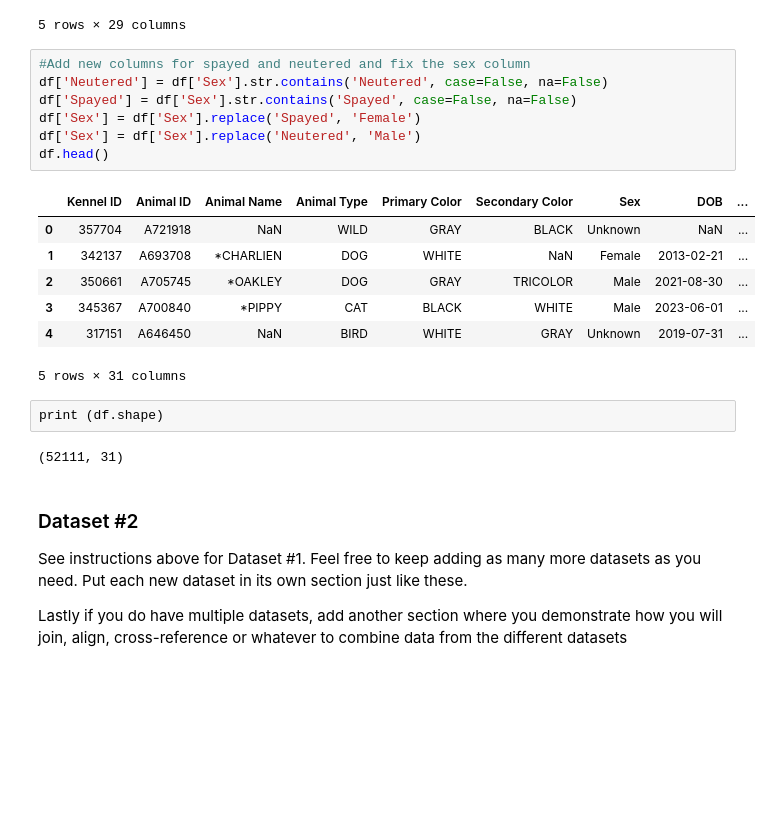
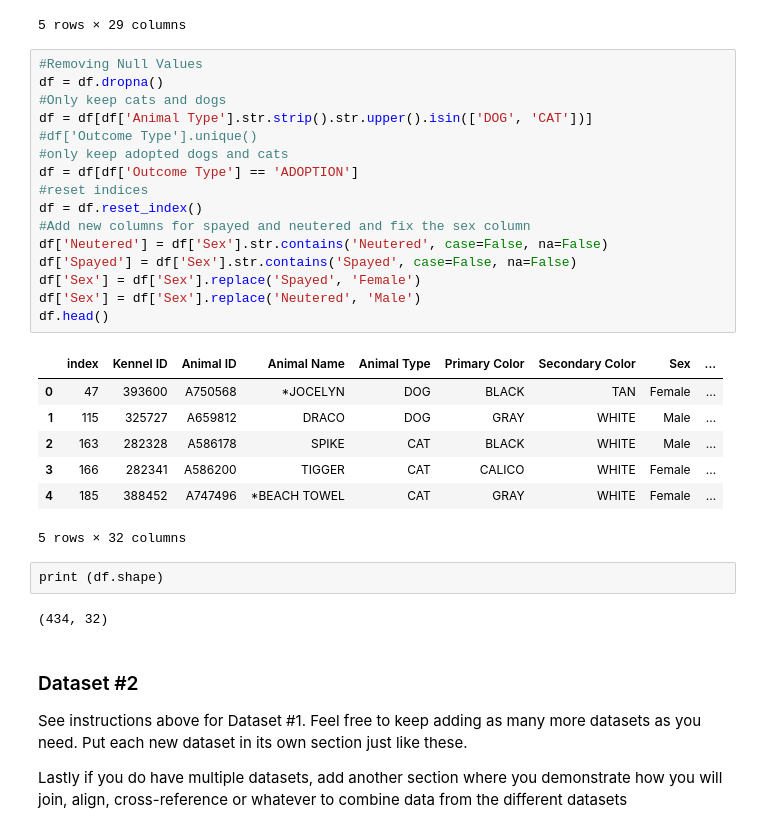
Before and after one commit to mareRong/Long-Beach-Pet-Shelter-Analysis, a Jupyter notebook: 01-DataCheckpoint.ipynb, the cells around one changed output. Cells and saved outputs as stored; diff of their text form; blank space fills up the shorter version.

```diff
--- a/01-DataCheckpoint.ipynb
+++ b/01-DataCheckpoint.ipynb
@@ -138,24 +138,33 @@ df.head()
 | 4 | 317151 | A646450 | NaN | BIRD | WHITE | GRAY | Unknown | 2019-07-31 | ... |
 5 rows × 29 columns
 # %%
+#Removing Null Values
+df = df.dropna()
+#Only keep cats and dogs
+df = df[df['Animal Type'].str.strip().str.upper().isin(['DOG', 'CAT'])]
+#df['Outcome Type'].unique()
+#only keep adopted dogs and cats
+df = df[df['Outcome Type'] == 'ADOPTION']
+#reset indices
+df = df.reset_index()
 #Add new columns for spayed and neutered and fix the sex column
 df['Neutered'] = df['Sex'].str.contains('Neutered', case=False, na=False)
 df['Spayed'] = df['Sex'].str.contains('Spayed', case=False, na=False)
 df['Sex'] = df['Sex'].replace('Spayed', 'Female')
 df['Sex'] = df['Sex'].replace('Neutered', 'Male')
 df.head()
 # %% [output]
-|  | Kennel ID | Animal ID | Animal Name | Animal Type | Primary Color | Secondary Color | Sex | DOB | ... |
-| 0 | 357704 | A721918 | NaN | WILD | GRAY | BLACK | Unknown | NaN | ... |
-| 1 | 342137 | A693708 | *CHARLIEN | DOG | WHITE | NaN | Female | 2013-02-21 | ... |
-| 2 | 350661 | A705745 | *OAKLEY | DOG | GRAY | TRICOLOR | Male | 2021-08-30 | ... |
-| 3 | 345367 | A700840 | *PIPPY | CAT | BLACK | WHITE | Male | 2023-06-01 | ... |
-| 4 | 317151 | A646450 | NaN | BIRD | WHITE | GRAY | Unknown | 2019-07-31 | ... |
+|  | index | Kennel ID | Animal ID | Animal Name | Animal Type | Primary Color | Secondary Color | Sex | ... |
+| 0 | 47 | 393600 | A750568 | *JOCELYN | DOG | BLACK | TAN | Female | ... |
+| 1 | 115 | 325727 | A659812 | DRACO | DOG | GRAY | WHITE | Male | ... |
+| 2 | 163 | 282328 | A586178 | SPIKE | CAT | BLACK | WHITE | Male | ... |
+| 3 | 166 | 282341 | A586200 | TIGGER | CAT | CALICO | WHITE | Female | ... |
+| 4 | 185 | 388452 | A747496 | *BEACH TOWEL | CAT | GRAY | WHITE | Female | ... |
-5 rows × 31 columns
+5 rows × 32 columns
 # %%
 print (df.shape)
 # %% [output]
-(52111, 31)
+(434, 32)
 # %% [markdown]
 ### Dataset #2
 
```
